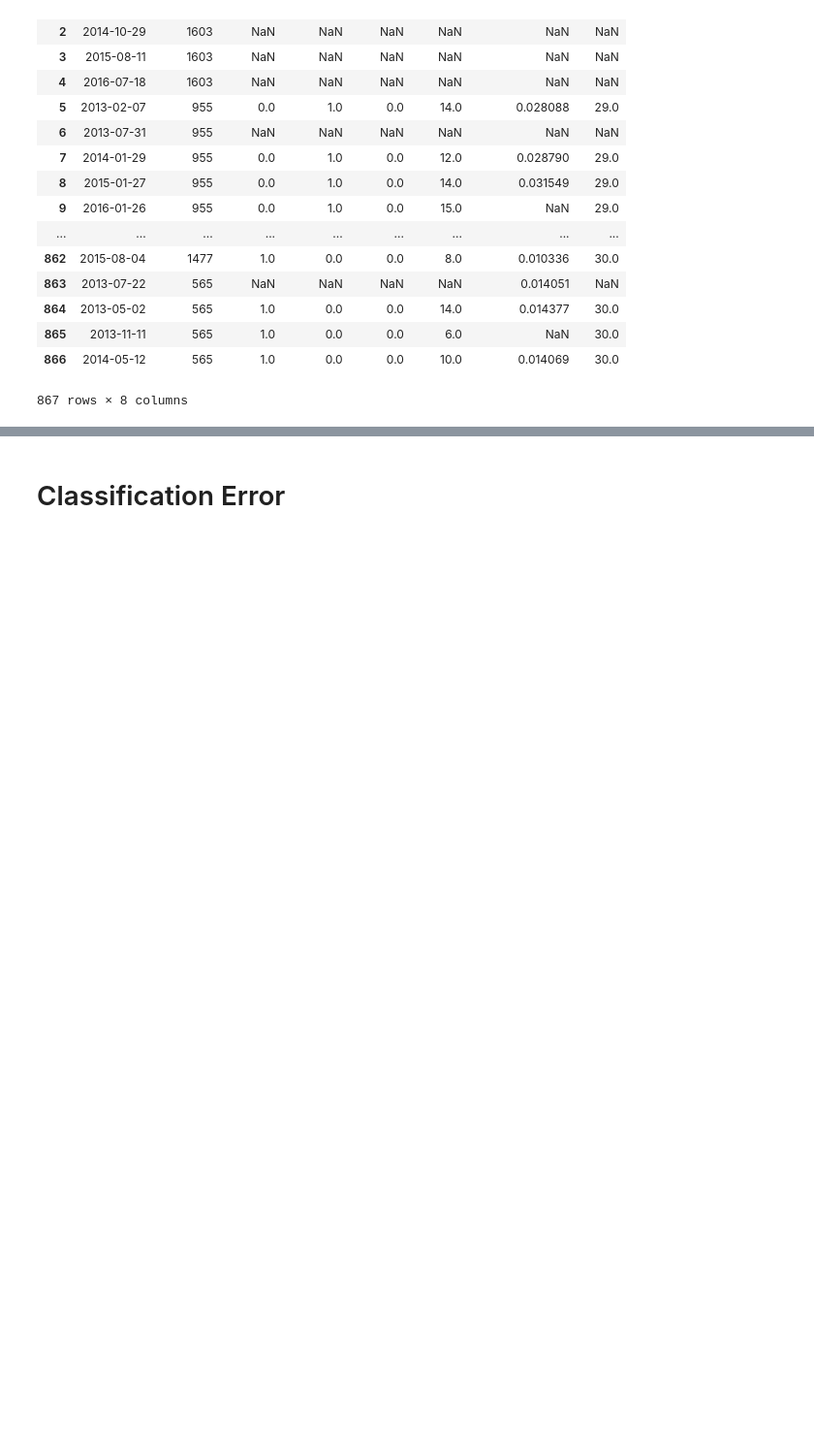
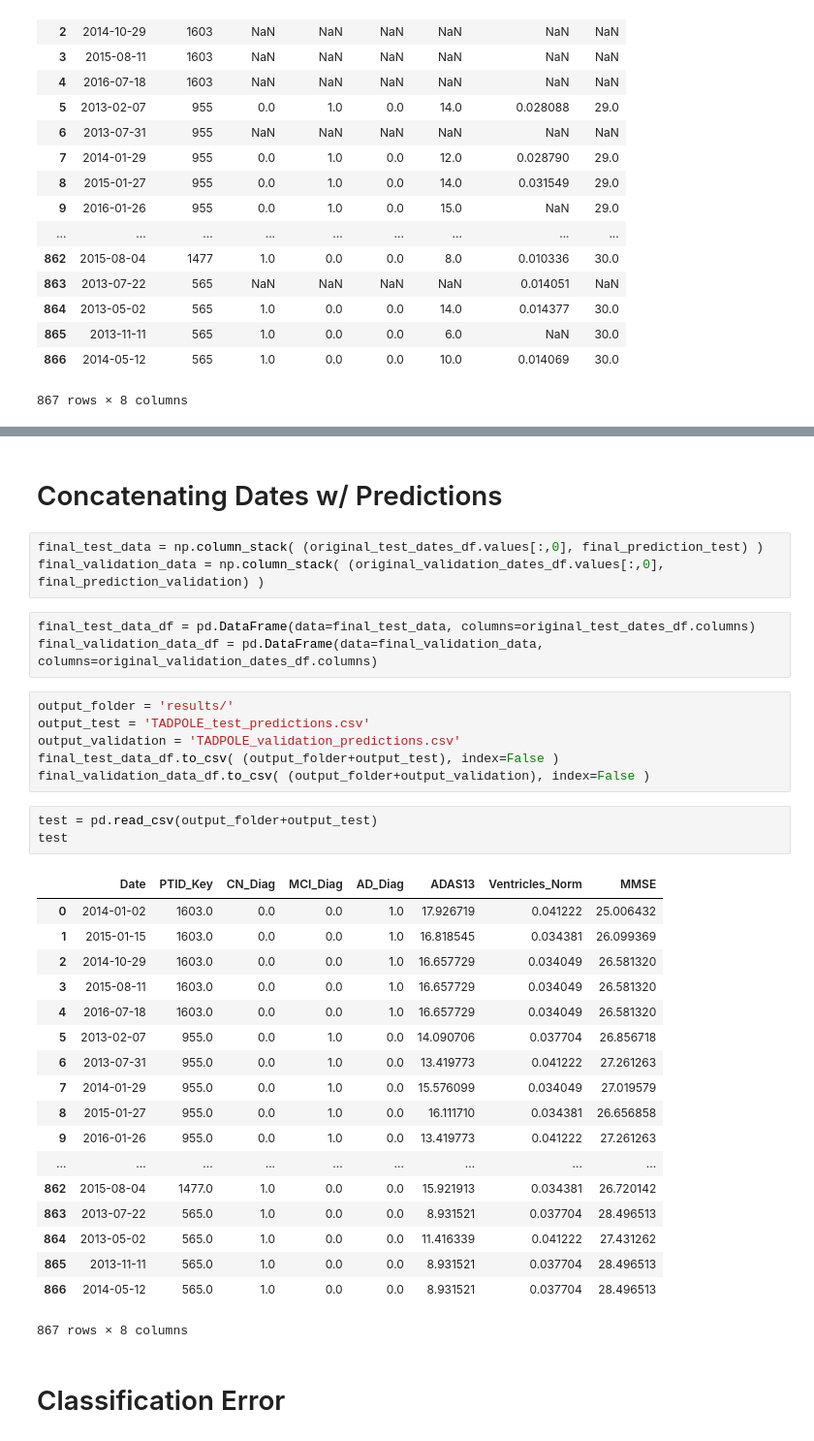
Before and after one commit to jonathanwu0995/ECE5970-Final-Project, a Jupyter notebook: code/TADPOLE_project.ipynb, the cells around one changed output, grey strips where cells are left out. Shown at 97% size. Drawn from its saved outputs; the diff is of its cells as text; blank space fills up the shorter version.

```diff
--- a/code/TADPOLE_project.ipynb
+++ b/code/TADPOLE_project.ipynb
@@ -1241,4 +1241,40 @@ original_test_dates_df
 867 rows × 8 columns
+# %% [markdown]
+# Concatenating Dates w/ Predictions
+# %%
+final_test_data = np.column_stack( (original_test_dates_df.values[:,0], final_prediction_test) )
+final_validation_data = np.column_stack( (original_validation_dates_df.values[:,0], final_prediction_validation) )
+# %%
+final_test_data_df = pd.DataFrame(data=final_test_data, columns=original_test_dates_df.columns)
+final_validation_data_df = pd.DataFrame(data=final_validation_data, columns=original_validation_dates_df.columns)
+# %%
+output_folder = 'results/'
+output_test = 'TADPOLE_test_predictions.csv'
+output_validation = 'TADPOLE_validation_predictions.csv'
+final_test_data_df.to_csv( (output_folder+output_test), index=False )
+final_validation_data_df.to_csv( (output_folder+output_validation), index=False )
+# %%
+test = pd.read_csv(output_folder+output_test)
+test
+# %% [output]
+|  | Date | PTID_Key | CN_Diag | MCI_Diag | AD_Diag | ADAS13 | Ventricles_Norm | MMSE |
+| 0 | 2014-01-02 | 1603.0 | 0.0 | 0.0 | 1.0 | 17.926719 | 0.041222 | 25.006432 |
+| 1 | 2015-01-15 | 1603.0 | 0.0 | 0.0 | 1.0 | 16.818545 | 0.034381 | 26.099369 |
+| 2 | 2014-10-29 | 1603.0 | 0.0 | 0.0 | 1.0 | 16.657729 | 0.034049 | 26.581320 |
+| 3 | 2015-08-11 | 1603.0 | 0.0 | 0.0 | 1.0 | 16.657729 | 0.034049 | 26.581320 |
+| 4 | 2016-07-18 | 1603.0 | 0.0 | 0.0 | 1.0 | 16.657729 | 0.034049 | 26.581320 |
+| 5 | 2013-02-07 | 955.0 | 0.0 | 1.0 | 0.0 | 14.090706 | 0.037704 | 26.856718 |
+| 6 | 2013-07-31 | 955.0 | 0.0 | 1.0 | 0.0 | 13.419773 | 0.041222 | 27.261263 |
+| 7 | 2014-01-29 | 955.0 | 0.0 | 1.0 | 0.0 | 15.576099 | 0.034049 | 27.019579 |
+| 8 | 2015-01-27 | 955.0 | 0.0 | 1.0 | 0.0 | 16.111710 | 0.034381 | 26.656858 |
+| 9 | 2016-01-26 | 955.0 | 0.0 | 1.0 | 0.0 | 13.419773 | 0.041222 | 27.261263 |
+| ... | ... | ... | ... | ... | ... | ... | ... | ... |
+| 862 | 2015-08-04 | 1477.0 | 1.0 | 0.0 | 0.0 | 15.921913 | 0.034381 | 26.720142 |
+| 863 | 2013-07-22 | 565.0 | 1.0 | 0.0 | 0.0 | 8.931521 | 0.037704 | 28.496513 |
+| 864 | 2013-05-02 | 565.0 | 1.0 | 0.0 | 0.0 | 11.416339 | 0.041222 | 27.431262 |
+| 865 | 2013-11-11 | 565.0 | 1.0 | 0.0 | 0.0 | 8.931521 | 0.037704 | 28.496513 |
+| 866 | 2014-05-12 | 565.0 | 1.0 | 0.0 | 0.0 | 8.931521 | 0.037704 | 28.496513 |
+867 rows × 8 columns
 # %% [markdown]
 # Classification Error
 # %%
```
Also changed, not shown: parts of 2 cells of this notebook, 2 other files.
